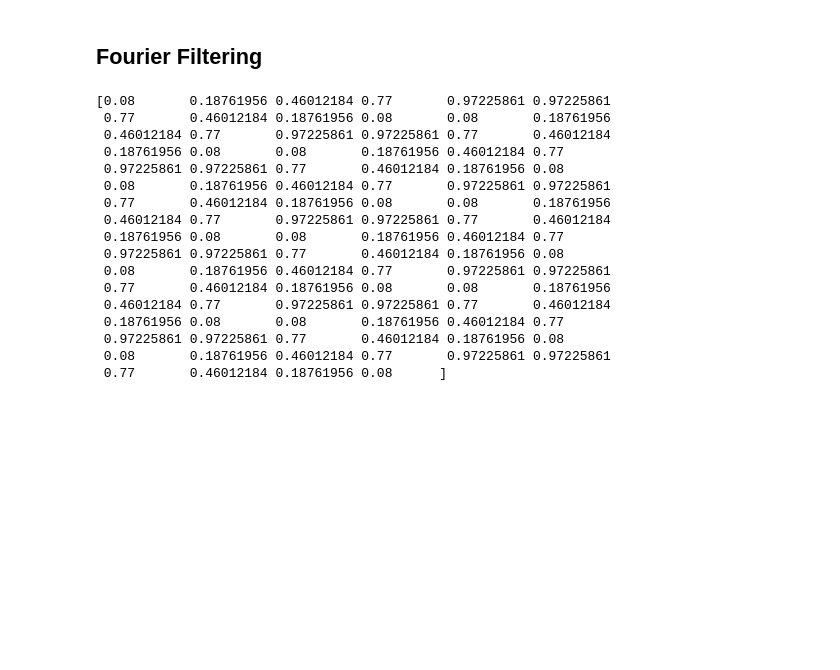
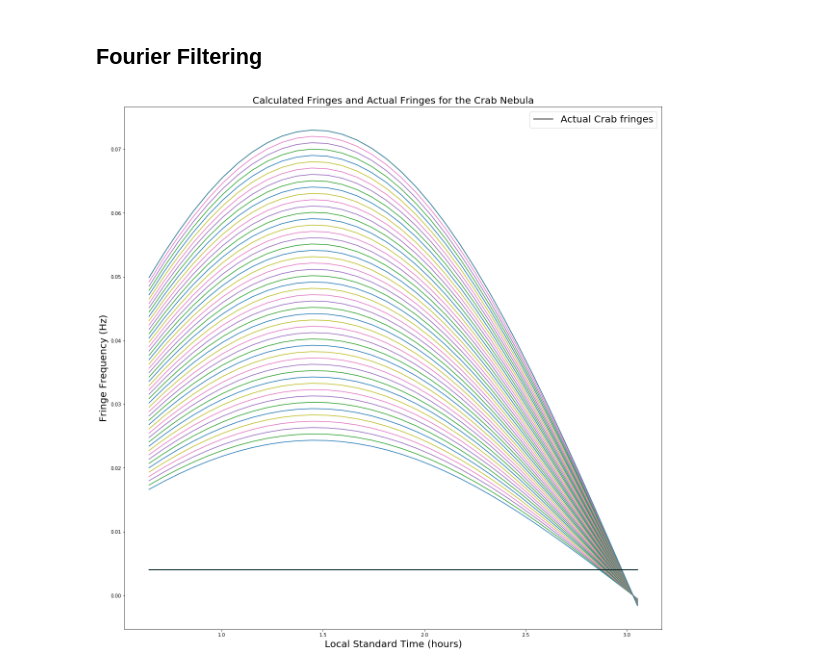
Before and after one commit to Jackmastr/3lab121, a Jupyter notebook: lab3Sabrina.ipynb, the cells around one changed output. Saved outputs shown, nothing was run; the diff lists cells and outputs as text; code cells hidden in the pictures; blank space fills up the shorter version.

```diff
--- a/lab3Sabrina.ipynb
+++ b/lab3Sabrina.ipynb
@@ -122,48 +133,24 @@ sub_3row([crab_power, moon_power, sun_power], [crab_freqs, moon_freqs, sun_freqs
 # %% [markdown]
 ## Fourier Filtering
-# %%
-testWindow = window(np.ones(100), np.hamming, 10)
-sunWindowed = window(sunV, np.hamming, 1000)
-print(testWindow)
-
-
-test = np.hamming(len(testWindow))
-# %% [output]
-[0.08       0.18761956 0.46012184 0.77       0.97225861 0.97225861
- 0.77       0.46012184 0.18761956 0.08       0.08       0.18761956
- 0.46012184 0.77       0.97225861 0.97225861 0.77       0.46012184
- 0.18761956 0.08       0.08       0.18761956 0.46012184 0.77
- 0.97225861 0.97225861 0.77       0.46012184 0.18761956 0.08
- 0.08       0.18761956 0.46012184 0.77       0.97225861 0.97225861
- 0.77       0.46012184 0.18761956 0.08       0.08       0.18761956
- 0.46012184 0.77       0.97225861 0.97225861 0.77       0.46012184
- 0.18761956 0.08       0.08       0.18761956 0.46012184 0.77
- 0.97225861 0.97225861 0.77       0.46012184 0.18761956 0.08
- 0.08       0.18761956 0.46012184 0.77       0.97225861 0.97225861
- 0.77       0.46012184 0.18761956 0.08       0.08       0.18761956
- 0.46012184 0.77       0.97225861 0.97225861 0.77       0.46012184
- 0.18761956 0.08       0.08       0.18761956 0.46012184 0.77
- 0.97225861 0.97225861 0.77       0.46012184 0.18761956 0.08
- 0.08       0.18761956 0.46012184 0.77       0.97225861 0.97225861
- 0.77       0.46012184 0.18761956 0.08      ]
 # %%
-def ideal_fringe_freq(data, dec, spacing):
+def ideal_fringe_freq(data, dec, spacing, qew, ra_obj):
     f_f_ideal = []
     LST = []
     for i in range(len(data["arr_0"])/spacing):
         currentLST = ugradio.timing.lst(ugradio.timing.julian_date(data["arr_0"][i*spacing]))
         LST.append(currentLST)
         ra = 1.46
-        h = currentLST - ra
-        f_f_ideal.append(0.037*np.cos(dec)*np.cos(h))
+        h = currentLST - ra_obj
+        factor = (2*np.pi)/(3600*24)
+        f_f_ideal.append(factor*qew*np.cos(dec)*np.cos(h))
     return LST, f_f_ideal
 
 
-def fringes(arr, spacing, ra):
-    time = arr["arr_0"]
-    volts = arr["arr_1"]
+def fringes(volts, times, t, spacing, ra_obj):
+    time = times
+    volts = volts
 
-    t_samp = (time[-1] - time[0])/len(time)
+    t_samp =  t
 
     f_f = []
     hours = []
@@ -186,55 +173,48 @@ def fringes(arr, spacing, ra):
         f_f.append(freqsH[len(powerH)/2:][max_elem])
 
         currentLST = ugradio.timing.lst(ugradio.timing.julian_date(np.median(time_chunk)))
-        hour = currentLST - ra
+        hour = currentLST - ra_obj
 
         hours.append(hour)
         lst.append(currentLST)
 
     return hours, f_f, lst
 # %%
+crabVWind = window(crabV, np.hamming, 128)
+
+
 crab_coord = SkyCoord(l = 184.5575*u.degree, b = -5.7844*u.degree, frame = 'galactic')
 crab_coord = crab_coord.fk5
 
 s_squared = []
 
-crab_data = np.load(data + "CrabDataR40.npz")
-
 crab_ra, crab_dec = crab_coord.ra.rad, crab_coord.dec.rad
-
 
 possible_bew = np.linspace(10, 30)
 
-hours, actual_crab_fringes, lst = fringes(crab_data, 1024, crab_ra)
-
+hours, actual_crab_fringes, lst = fringes(crabVWind, crabTimes, crabT, 1000, crab_ra)
 possible_qew = (possible_bew/2.77e-2)
 
-def ideal_fringe_freq(data, dec, spacing, qew):
-    f_f_ideal = []
-    LST = []
-    for i in range(len(data["arr_0"])/spacing):
-        currentLST = ugradio.timing.lst(ugradio.timing.julian_date(data["arr_0"][i*spacing]))
-        LST.append(currentLST)
-        ra = 1.46
-        h = currentLST - ra
-        factor = (2*np.pi)/(3600*24)
-        f_f_ideal.append(factor*qew*np.cos(dec)*np.cos(h))
-    return LST, f_f_ideal
+plt.figure(figsize=(20,20))
+
 
 for qew in possible_qew:
-    LST, calculated_crab_fringes = ideal_fringe_freq(crab_data, crab_dec, 1024, qew)
+    LST, calculated_crab_fringes = ideal_fringe_freq(crab, crab_dec, 1000, qew, crab_ra)
     res = np.asarray(calculated_crab_fringes) - actual_crab_fringes
 
     plt.plot(LST, calculated_crab_fringes)
     plt.plot(LST, actual_crab_fringes)
-    plt.xlabel("LST")
-    plt.ylabel("Fringe Frequency (Hz)")
-
+    plt.xlabel("Local Standard Time (hours)", fontsize = 20)
+    plt.ylabel("Fringe Frequency (Hz)", fontsize = 20)
+    plt.title("Calculated Fringes and Actual Fringes for the Crab Nebula", fontsize = 20)
 
     S = np.sum(res)
     s_squared.append(S**2)
 
 plt.plot(LST, calculated_crab_fringes)
-plt.plot(LST, actual_crab_fringes, label = "Actual Crab fringes")
+plt.plot(LST, actual_crab_fringes, 'k', label = "Actual Crab fringes")
 
-plt.legend()
+plt.legend(prop={'size': 20})
+plt.savefig(plot + "Initial_brute.pdf")
+# %% [output]
+[figure, added]
```
Also changed, not shown: parts of 7 cells of this notebook, 14 other files.
